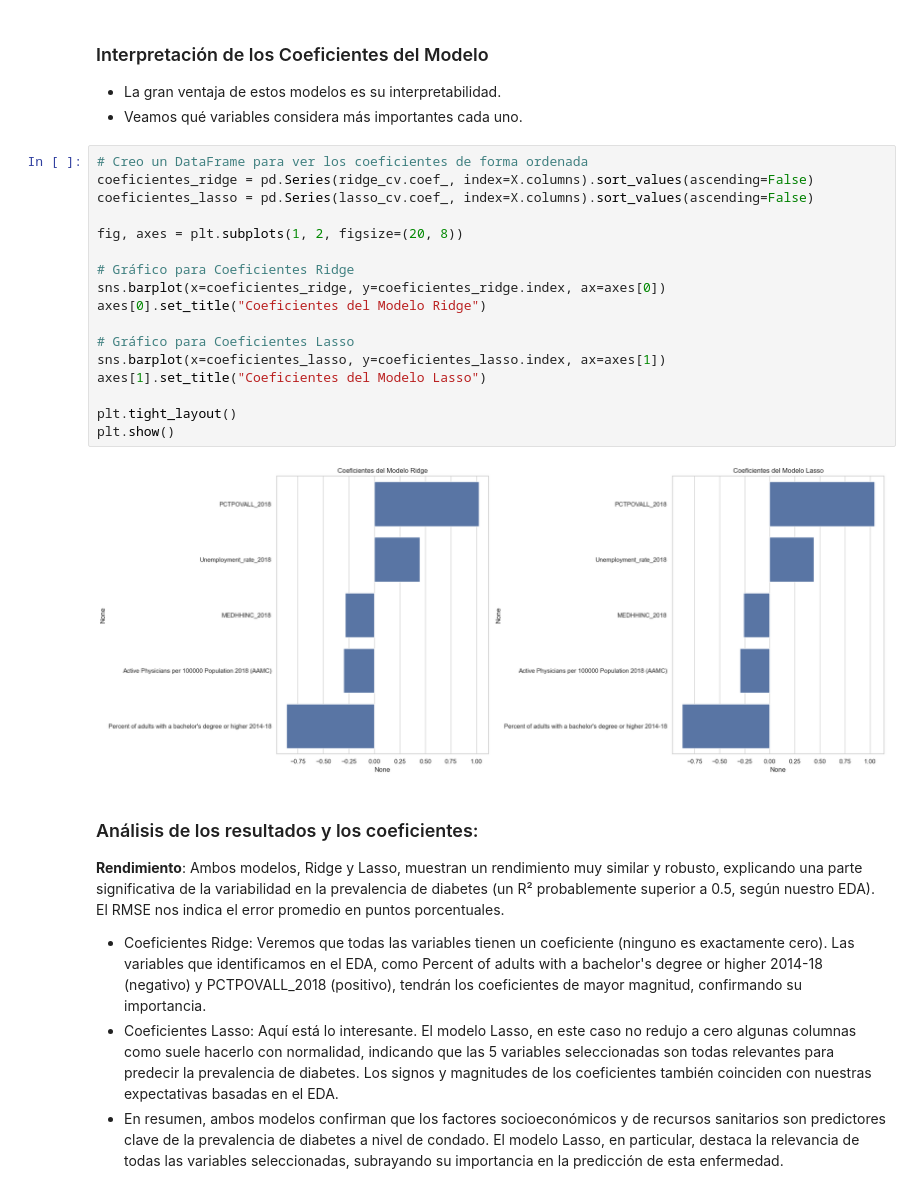
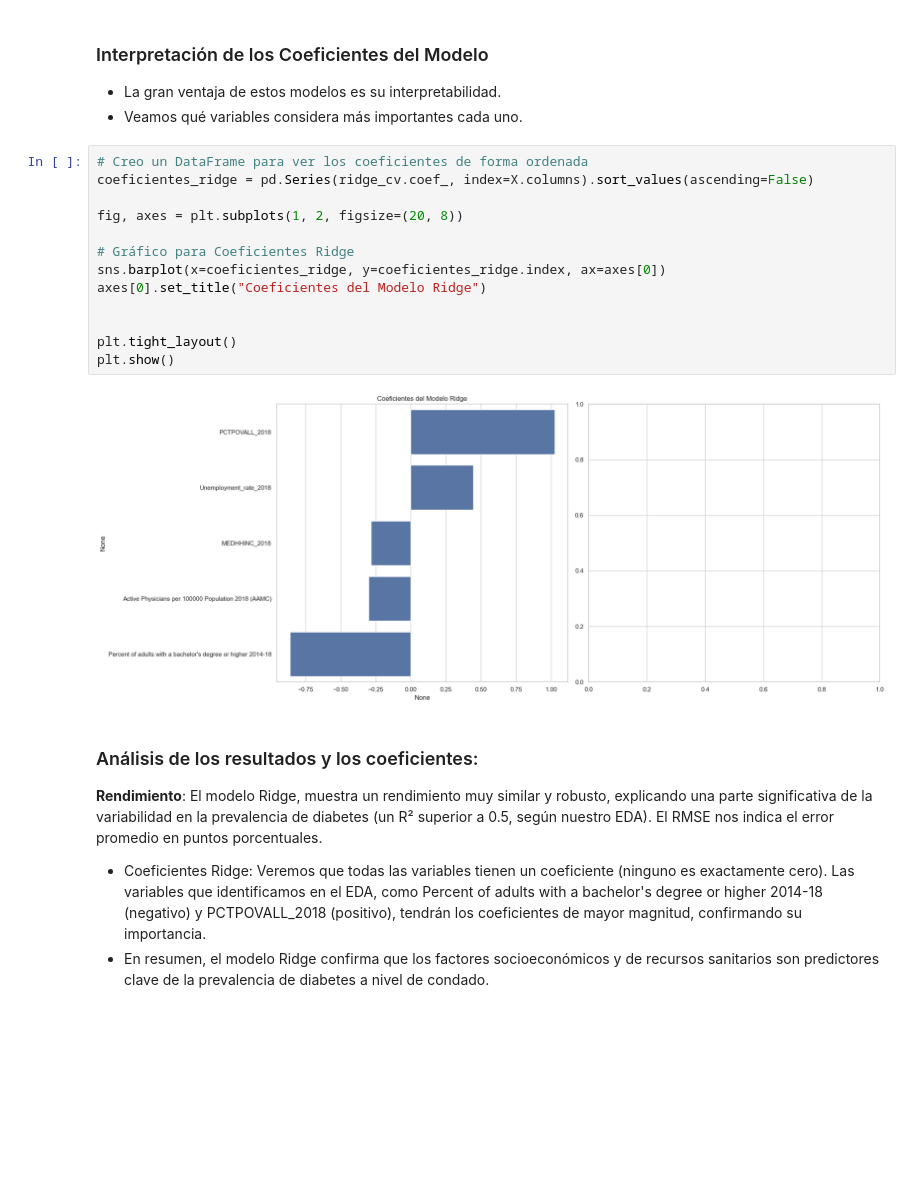
Before and after one commit to AlexSc97/machine-learning-python-modelos-lineales-regularizados, a Jupyter notebook: src/explore.ipynb, the cells around one changed output. Cells and saved outputs as stored; diff of their text form; blank space fills up the shorter version.

```diff
--- a/src/explore.ipynb
+++ b/src/explore.ipynb
@@ -356,28 +394,23 @@ MSE del modelo Ridge CV: 2.6531
 # %%
 # Creo un DataFrame para ver los coeficientes de forma ordenada
 coeficientes_ridge = pd.Series(ridge_cv.coef_, index=X.columns).sort_values(ascending=False)
-coeficientes_lasso = pd.Series(lasso_cv.coef_, index=X.columns).sort_values(ascending=False)
 
 fig, axes = plt.subplots(1, 2, figsize=(20, 8))
 
 # Gráfico para Coeficientes Ridge
 sns.barplot(x=coeficientes_ridge, y=coeficientes_ridge.index, ax=axes[0])
 axes[0].set_title("Coeficientes del Modelo Ridge")
 
-# Gráfico para Coeficientes Lasso
-sns.barplot(x=coeficientes_lasso, y=coeficientes_lasso.index, ax=axes[1])
-axes[1].set_title("Coeficientes del Modelo Lasso")
 
 plt.tight_layout()
 plt.show()
 # %% [output]
-[figure, old version]
+[figure, new version]
 # %% [markdown]
 ### Análisis de los resultados y los coeficientes:
-**Rendimiento**: Ambos modelos, Ridge y Lasso, muestran un rendimiento muy similar y robusto, explicando una parte significativa de la variabilidad en la prevalencia de diabetes (un R² probablemente superior a 0.5, según nuestro EDA). El RMSE nos indica el error promedio en puntos porcentuales.
+**Rendimiento**: El modelo Ridge, muestra un rendimiento muy similar y robusto, explicando una parte significativa de la variabilidad en la prevalencia de diabetes (un R² superior a 0.5, según nuestro EDA). El RMSE nos indica el error promedio en puntos porcentuales.
 - Coeficientes Ridge: Veremos que todas las variables tienen un coeficiente (ninguno es exactamente cero). Las variables que identificamos en el EDA, como Percent of adults with a bachelor's degree or higher 2014-18 (negativo) y PCTPOVALL_2018 (positivo), tendrán los coeficientes de mayor magnitud, confirmando su importancia.
-- Coeficientes Lasso: Aquí está lo interesante. El modelo Lasso, en este caso no redujo a cero algunas columnas como suele hacerlo con normalidad, indicando que las 5 variables seleccionadas son todas relevantes para predecir la prevalencia de diabetes. Los signos y magnitudes de los coeficientes también coinciden con nuestras expectativas basadas en el EDA.
-- En resumen, ambos modelos confirman que los factores socioeconómicos y de recursos sanitarios son predictores clave de la prevalencia de diabetes a nivel de condado. El modelo Lasso, en particular, destaca la relevancia de todas las variables seleccionadas, subrayando su importancia en la predicción de esta enfermedad.
+- En resumen, el modelo Ridge confirma que los factores socioeconómicos y de recursos sanitarios son predictores clave de la prevalencia de diabetes a nivel de condado.
 # %% [markdown]
 # Conclusión Final
 - Los modelos de regresión normalizada, como Lasso y Ridge, son herramientas excelentes que no solo nos permiten predecir, sino también entender qué factores son los más importantes.
```
Also changed, not shown: parts of 11 cells of this notebook, 6 other files.
